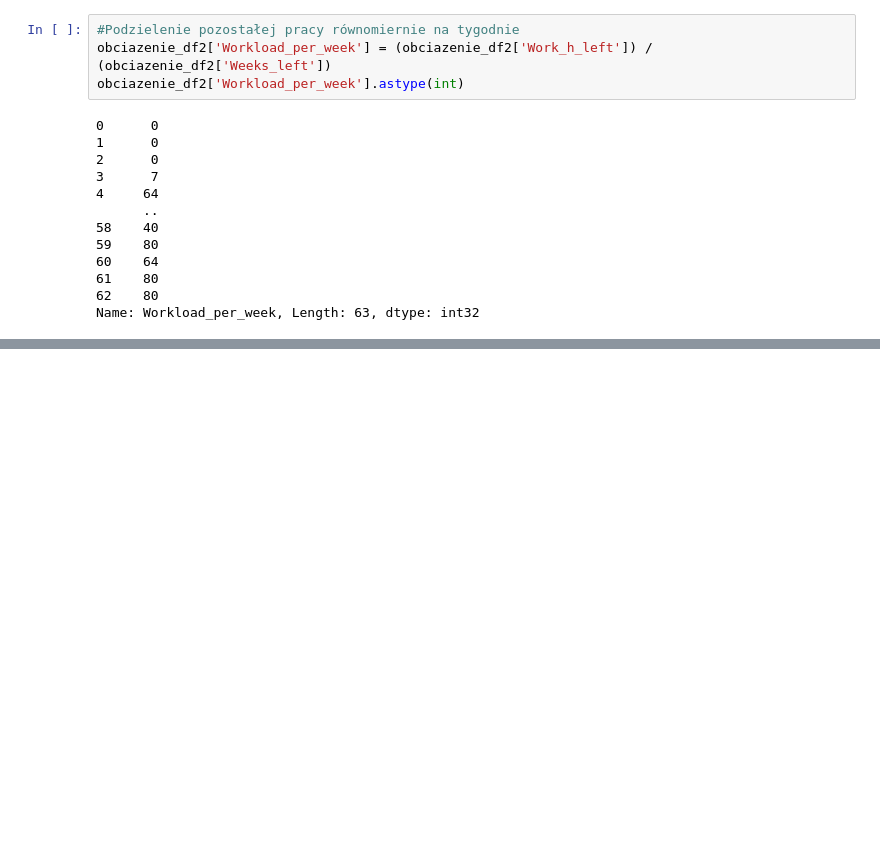
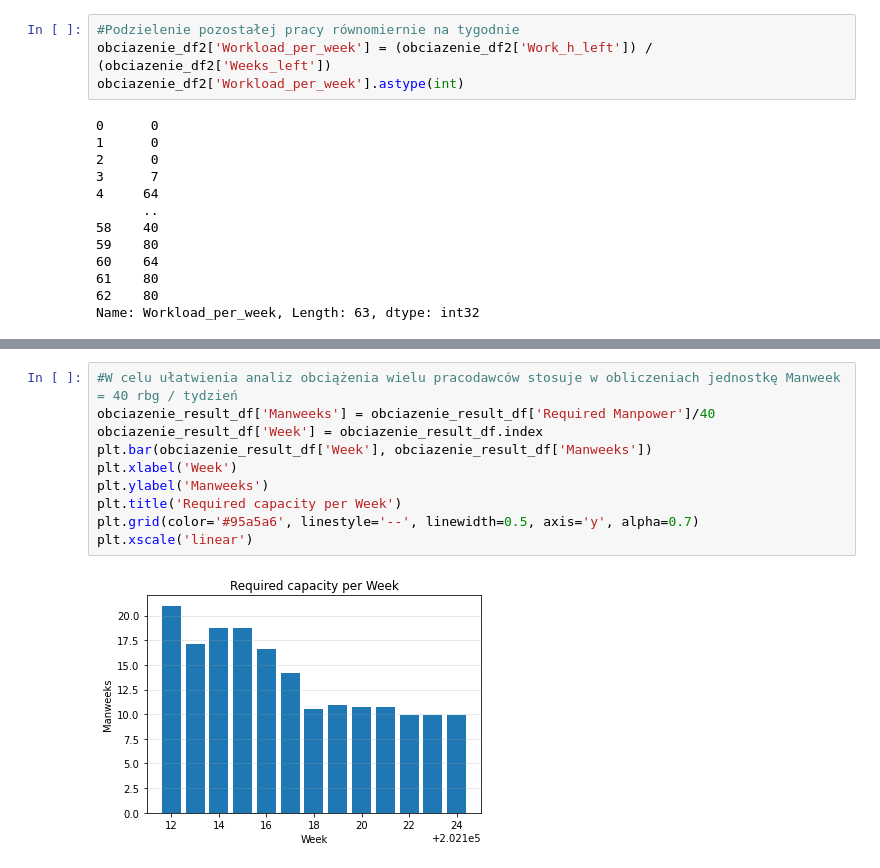
Before and after one commit to wszczawinski/DS_final_project, a Jupyter notebook: Obciazenie_per_week.ipynb, the cells around one changed output, grey strips where cells are left out. Drawn from its saved outputs; the diff is of its cells as text; blank space fills up the shorter version.

Commit message:
Skins + 2nd bargraph for manweeks

```diff
--- a/Obciazenie_per_week.ipynb
+++ b/Obciazenie_per_week.ipynb
@@ -135,0 +134,12 @@ plt.bar(obciazenie_result_df['Week'], obciazenie_result_df['Required Manpower'])
+# %%
+#W celu ułatwienia analiz obciążenia wielu pracodawców stosuje w obliczeniach jednostkę Manweek = 40 rbg / tydzień
+obciazenie_result_df['Manweeks'] = obciazenie_result_df['Required Manpower']/40
+obciazenie_result_df['Week'] = obciazenie_result_df.index
+plt.bar(obciazenie_result_df['Week'], obciazenie_result_df['Manweeks'])
+plt.xlabel('Week')
+plt.ylabel('Manweeks')
+plt.title('Required capacity per Week')
+plt.grid(color='#95a5a6', linestyle='--', linewidth=0.5, axis='y', alpha=0.7)
+plt.xscale('linear')
+# %% [output]
+[figure, added]
```
Also changed, not shown: parts of 5 cells of this notebook.
